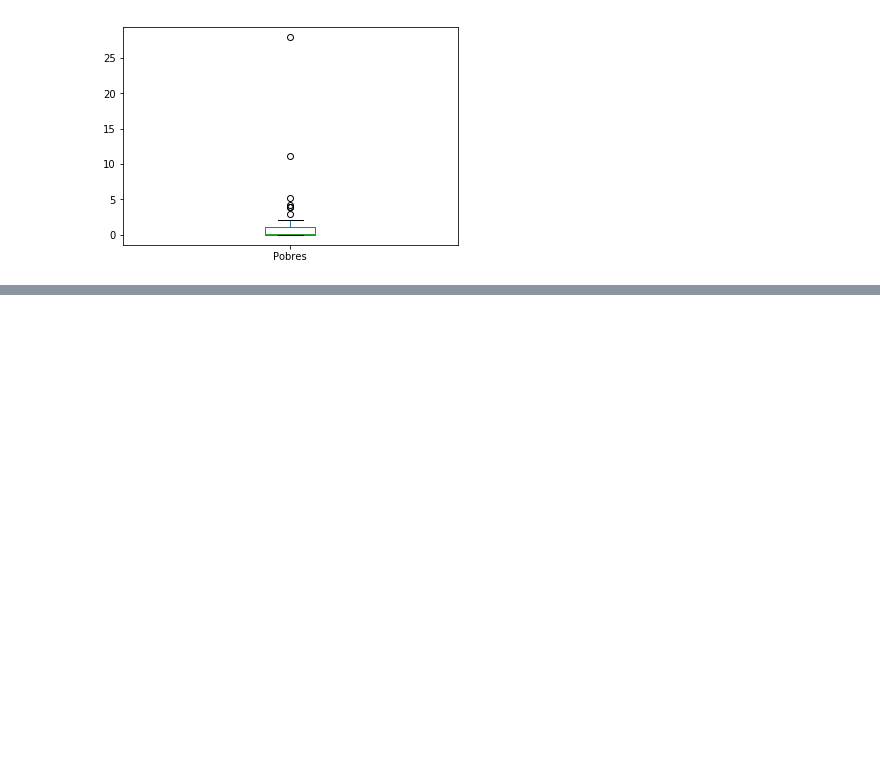
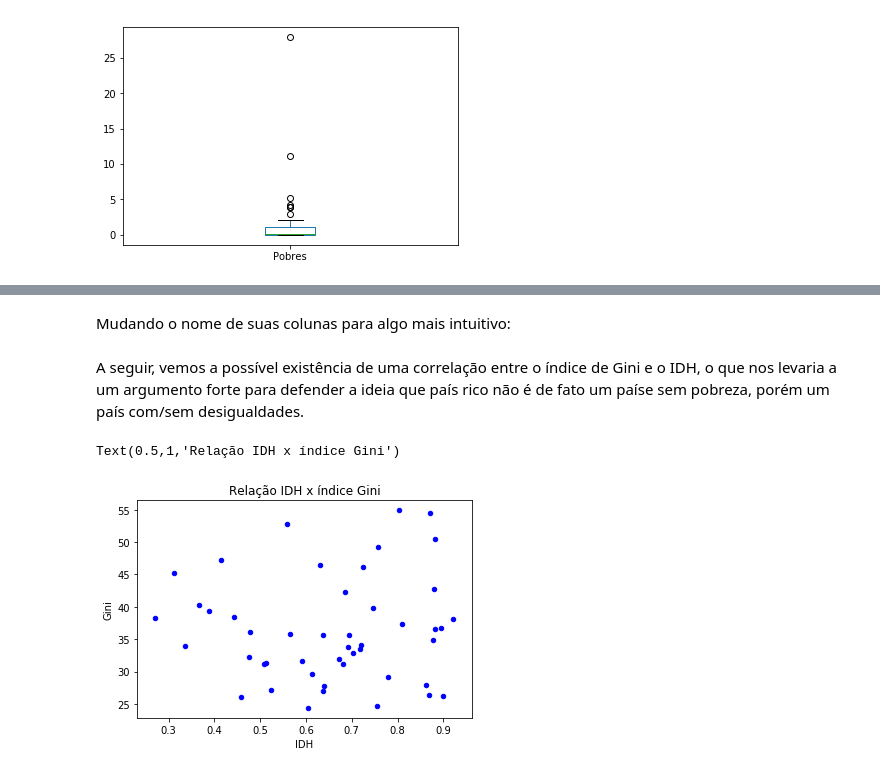
Before and after one commit to GMello99/Projeto-1, a Jupyter notebook: Projeto 1.ipynb, the cells around one changed output, grey strips where cells are left out. Cells and saved outputs as stored; diff of their text form; code cells hidden in the pictures; blank space fills up the shorter version.

```diff
--- a/Projeto 1.ipynb
+++ b/Projeto 1.ipynb
@@ -137,0 +174,4 @@ Novamente vemos daus anomalias bastante claras: Tanzânia (com aproximadamente 2
+# %%
+tabela = tabela.drop('IDHBAR', axis=1)
+tabela = tabela.drop('BilionáriosBar', axis = 1)
+tabela = tabela.drop('Pobresbar', axis = 1)
@@ -144,2 +198,4 @@ ValueError: labels ['IDHBAR'] not contained in axis
+# %% [markdown]
+Mudando o nome de suas colunas para algo mais intuitivo:
 # %%
 tabela.columns = ['País', 'IDH', 'PIB', 'Bilionários', 'Pobres', 'Gini']
@@ -148,3 +202,8 @@ tabela.fillna(0)
+# %% [markdown]
+A seguir, vemos a possível existência de uma correlação entre o índice de Gini e o IDH, o que nos levaria a um argumento forte para defender a ideia que país rico não é de fato um paíse sem pobreza, porém um país com/sem desigualdades.
 # %%
-tabela.plot.scatter(x = "IDH", y = "Gini", loglog = True, color = 'b')
+tabela.plot.scatter(x = "IDH", y = "Gini", color = 'b')
 plt.title ('Relação IDH x índice Gini')
+# %% [output]
+Text(0.5,1,'Relação IDH x índice Gini')
+[figure, added]
```
Also changed, not shown: parts of 44 cells of this notebook.
